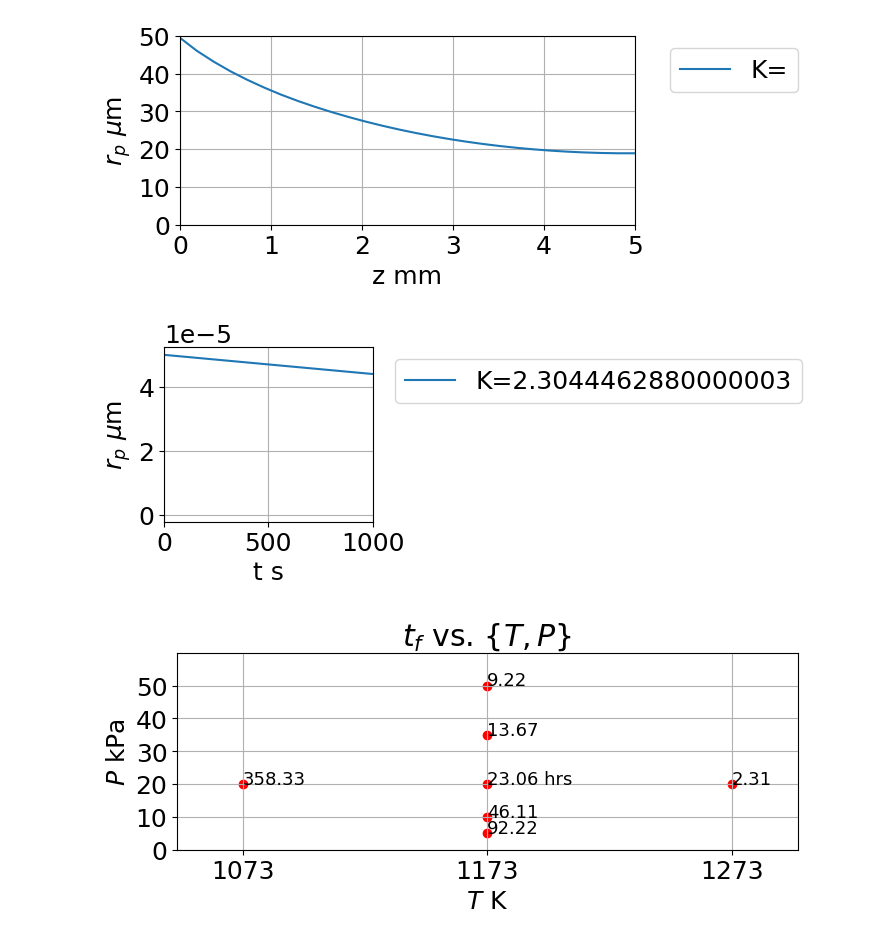
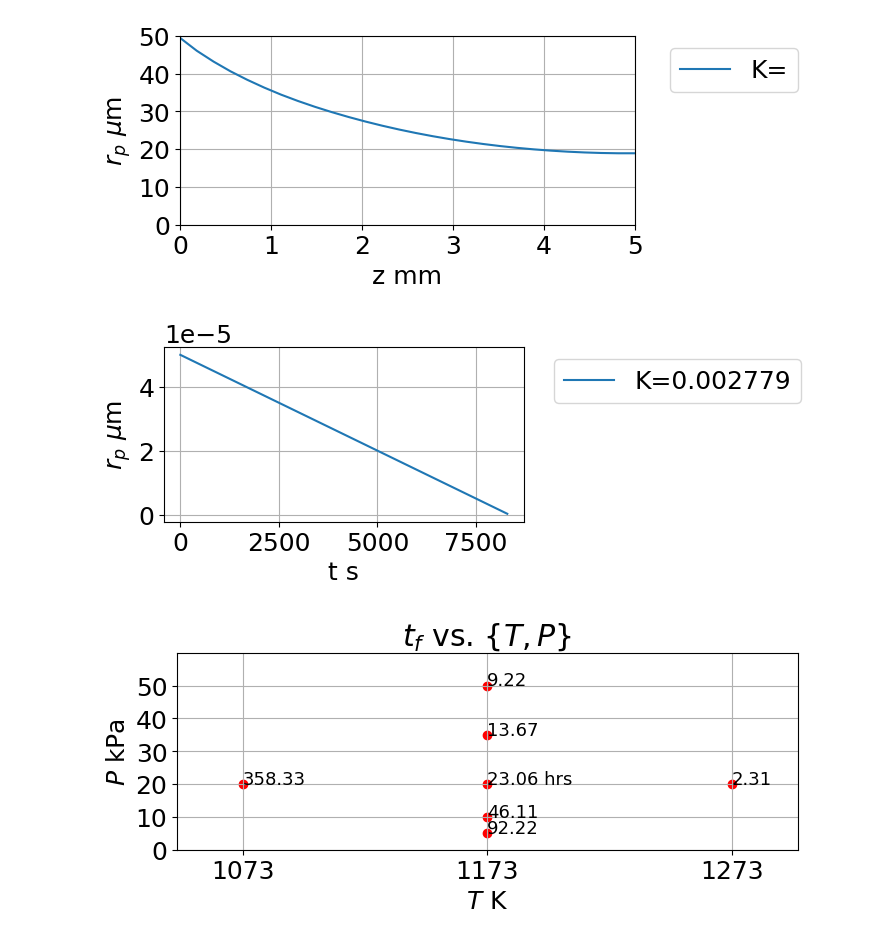
Before and after one commit to jjmarzia/cvisim, a Jupyter notebook: cvi-flux-nonlinear.ipynb, the cells around one changed output. Cells and saved outputs as stored; diff of their text form; code cells hidden in the pictures.

```diff
--- a/cvi-flux-nonlinear.ipynb
+++ b/cvi-flux-nonlinear.ipynb
@@ -392,21 +392,21 @@ plt.legend(bbox_to_anchor=(1.05, 1), loc="upper left")
 # %%
 fig, ax = plt.subplots(figsize = (7,2.7), layout='constrained')
 
-ax.plot(a[-1],a[-2],label='K='+str(a[-4]))
+ax.plot(a[-1],a[-2],label='K='+str(round(a[-5],6)))
 # ax.plot(b[-1],b[-2],label='9.85')
 
 ax.set_xlabel('t s')
 ax.set_ylabel('$r_p$ $\mu$m')
-plt.xlim([0,1000])
+# plt.xlim([0,1000])
 # plt.xticks(np.arange(0, 6, step=1))
 # plt.ylim([0,50])
 # plt.yticks(np.arange(0, (50 + 50/5), step=50/5))
 plt.legend(bbox_to_anchor=(1.05, 1), loc="upper left")
 ax.grid(True)
 
 plt.savefig('dP.svg', dpi=220,bbox_inches='tight')
 # %% [output]
-[figure, old version]
+[figure, new version]
 # %%
 # c = cvi_nonlinear(1223,2000,34e-6, 10e-3/34e-6, 5, "blue",r"$1273$K, $dt = 1$s",100,"phi")
 # b = cvi_nonlinear(1223,10000,34e-6, 10e-3/34e-6, 5, "blue",r"$1273$K, $dt = 1$s",10,"phi")
```
Also changed, not shown: 1 other file.
